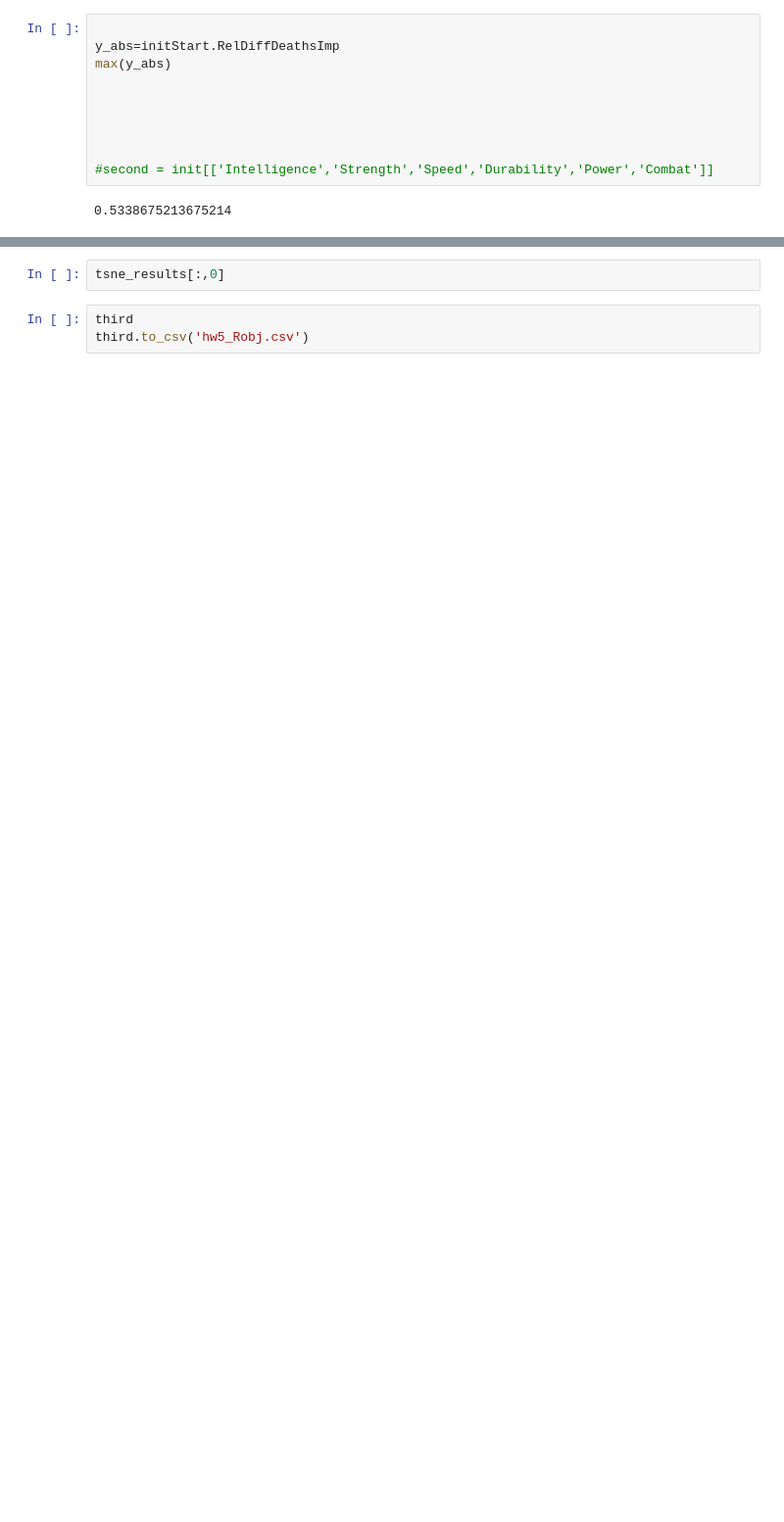
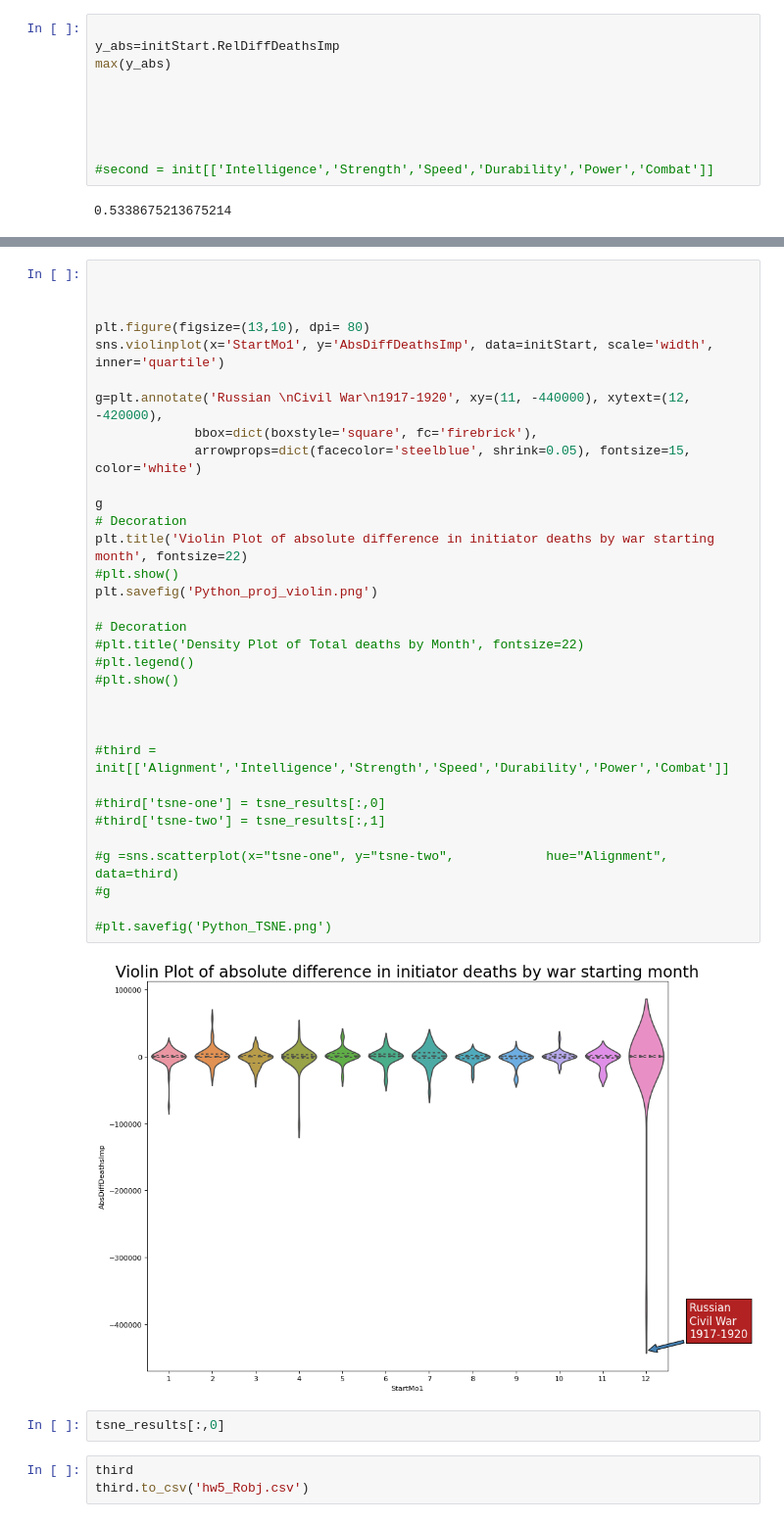
Before and after one commit to alockhar/bios611-project1, a Jupyter notebook: Python_box_plot.ipynb, the cells around one changed output, grey strips where cells are left out. Shown at 98% size. Cells and saved outputs as stored; diff of their text form; blank space fills up the shorter version.

Commit message:
Python violin plot program

```diff
--- a/Python_box_plot.ipynb
+++ b/Python_box_plot.ipynb
@@ -151,3 +71,38 @@ SyntaxError: invalid syntax (<ipython-input-101-4dfb83d21eda>, line 1)
+# %%
+
+
+
+plt.figure(figsize=(13,10), dpi= 80)
+sns.violinplot(x='StartMo1', y='AbsDiffDeathsImp', data=initStart, scale='width', inner='quartile')
+
+g=plt.annotate('Russian \nCivil War\n1917-1920', xy=(11, -440000), xytext=(12, -420000),
+             bbox=dict(boxstyle='square', fc='firebrick'),
+             arrowprops=dict(facecolor='steelblue', shrink=0.05), fontsize=15, color='white')
+
+g
+# Decoration
+plt.title('Violin Plot of absolute difference in initiator deaths by war starting month', fontsize=22)
+#plt.show()
+plt.savefig('Python_proj_violin.png')
+
+# Decoration
+#plt.title('Density Plot of Total deaths by Month', fontsize=22)
+#plt.legend()
+#plt.show()
+
+
+
+#third = init[['Alignment','Intelligence','Strength','Speed','Durability','Power','Combat']]
+
+#third['tsne-one'] = tsne_results[:,0]
+#third['tsne-two'] = tsne_results[:,1]
+
+#g =sns.scatterplot(x="tsne-one", y="tsne-two",            hue="Alignment",          data=third)
+#g
+
+#plt.savefig('Python_TSNE.png')
+# %% [output]
+[figure, added]
 # %%
 tsne_results[:,0]
 # %%
```
Also changed, not shown: parts of 5 cells of this notebook.
